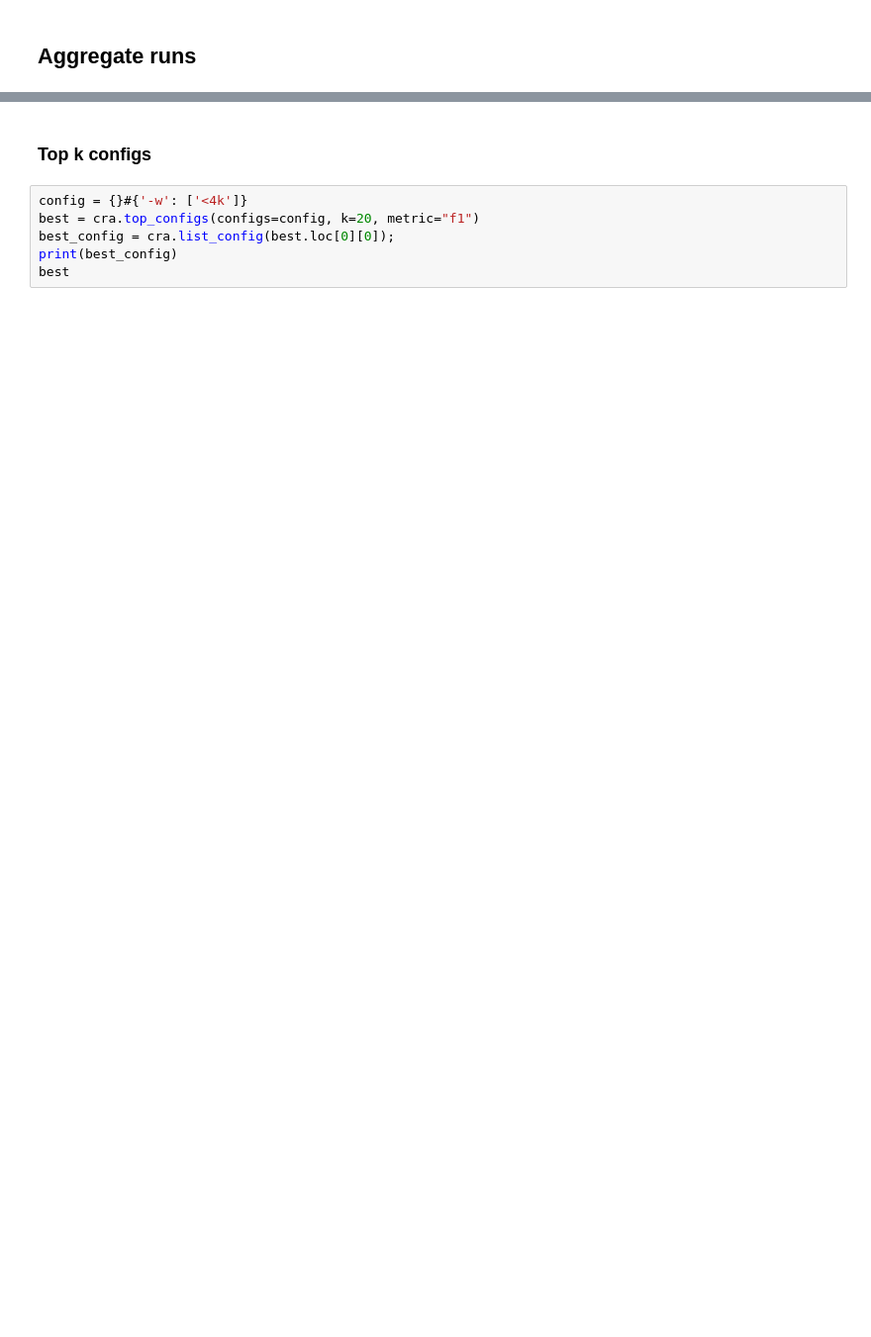
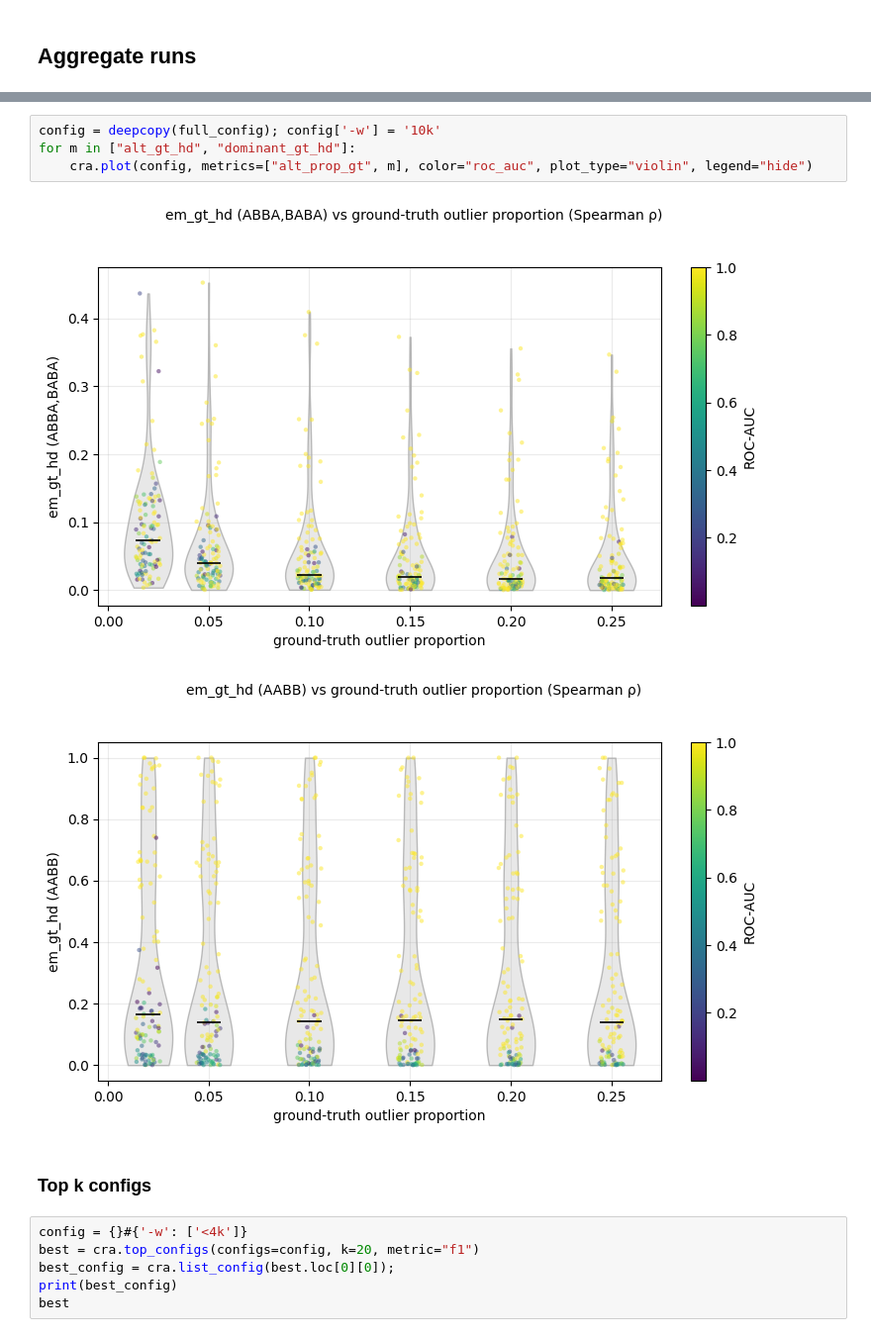
Before and after one commit to isaacangyu/phlag, a Jupyter notebook: bench/aggregate.ipynb, the cells around one changed output, grey strips where cells are left out. Shown at 99% size. Cells and saved outputs as stored; diff of their text form; blank space fills up the shorter version.

```diff
--- a/bench/aggregate.ipynb
+++ b/bench/aggregate.ipynb
@@ -31,3 +31,10 @@ best_config['--beta'] = False
+# %%
+config = deepcopy(full_config); config['-w'] = '10k'
+for m in ["alt_gt_hd", "dominant_gt_hd"]:
+    cra.plot(config, metrics=["alt_prop_gt", m], color="roc_auc", plot_type="violin", legend="hide")
+# %% [output]
+[figure, added]
+[figure, added]
 # %% [markdown]
 ### Top k configs
 # %%
```
Also changed, not shown: parts of 6 cells of this notebook, 8 other files.
